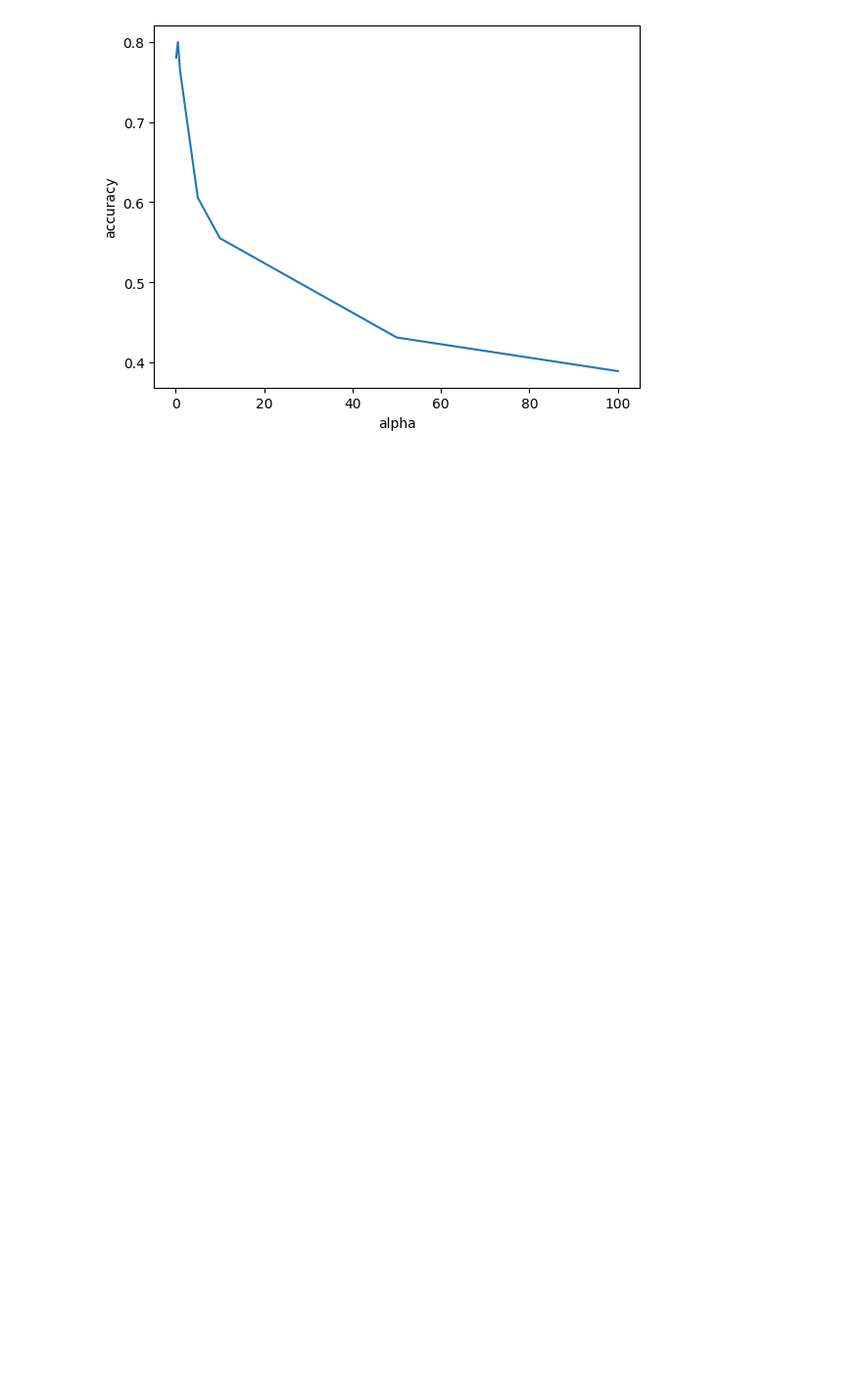
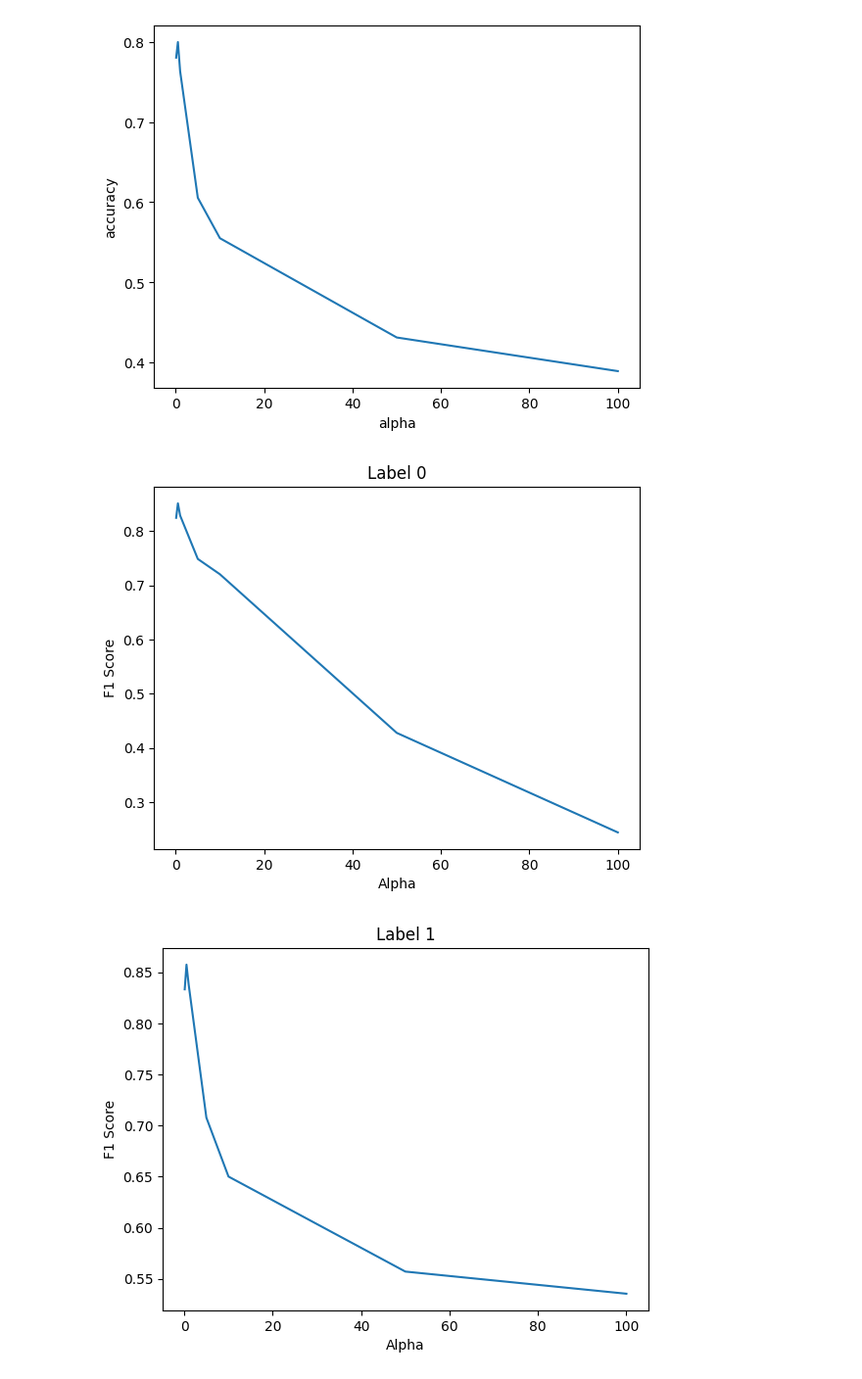
Before and after one commit to rsaif22/COMP-551, a Jupyter notebook: Assignment_3/naive_bayes.ipynb, the cells around one changed output. Shown at 98% size. Drawn from its saved outputs; the diff is of its cells as text; code cells hidden in the pictures; blank space fills up the shorter version.

```diff
--- a/Assignment_3/naive_bayes.ipynb
+++ b/Assignment_3/naive_bayes.ipynb
@@ -27,9 +27,23 @@ model.fit(X, y)
 # y_pred = model.predict(X_test)
 alpha_test_list = [0.1, 0.5, 1, 5, 10, 50, 100]
 acc_list = []
+f1_list = []
+precision_list = []
+recall_list = []
 for alpha in alpha_test_list:
     model.alpha = alpha
-    acc_list.append(model.evaluate_acc(X_test, y_test))
+    y_hat_test = model.predict(X_test)
+    acc_list.append(model.evaluate_acc(y_hat_test, y_test))
+    f1, precision, recall = model.compute_F1(y_hat_test, y_test)
+    f1_list.append([f1.tolist()])
+    precision_list.append([precision.tolist()])
+    recall_list.append([recall.tolist()])
 acc_list
 # %% [output]
 [0.7805, 0.8, 0.7635, 0.6055, 0.555, 0.431, 0.389]
+# %%
+for i in range(len(f1_list)):
+    print("alpha: ", alpha_test_list[i])
+    print("F1: ", f1_list[i])
+    print("Precision: ", precision_list[i])
+    print("Recall: ", recall_list[i])
@@ -43,3 +75,16 @@ plt.ylabel("accuracy")
 plt.show()
 # %% [output]
 [figure]
+# %%
+f1_np = np.array(f1_list).reshape(7, 6)
+precision_np = np.array(precision_list).reshape(7, 6)
+recall_np = np.array(recall_list).reshape(7, 6)
+for i in range(6):
+  plt.plot(alpha_np, f1_np[:, i])
+  plt.xlabel("Alpha")
+  plt.ylabel("F1 Score")
+  plt.title(f"Label {i}")
+  plt.show()
+# %% [output]
+[figure, added]
+[figure, added]
```
Also changed, not shown: parts of 9 cells of this notebook, 3 other files.
